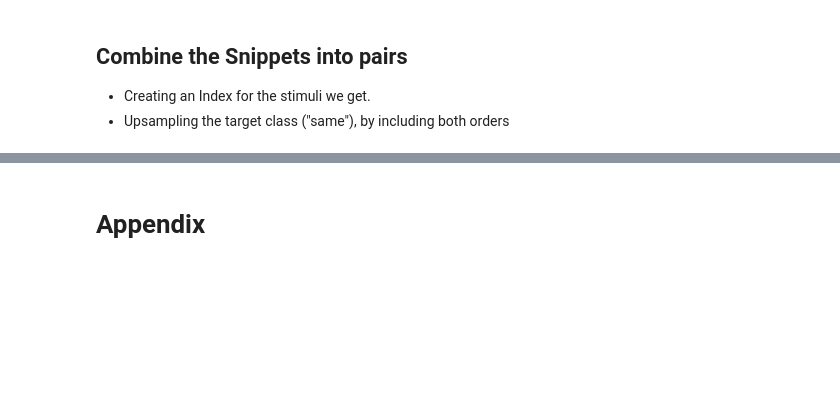
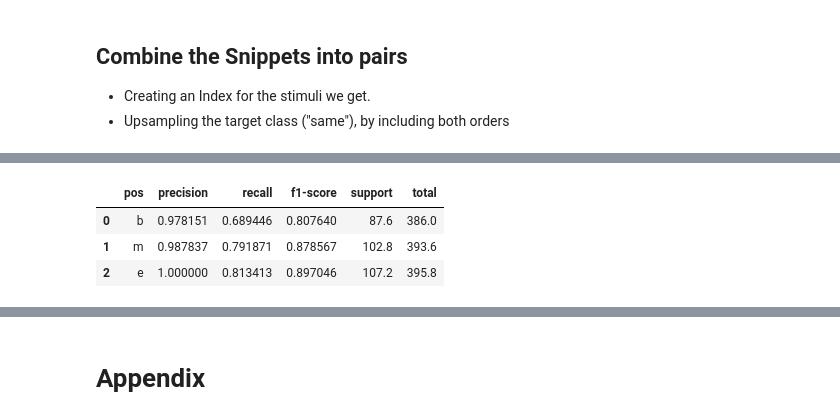
Before and after one commit to Boffl/MyTurn, a Jupyter notebook: data_inspection.ipynb, the cells around one changed output, grey strips where cells are left out. Saved outputs shown, nothing was run; the diff lists cells and outputs as text; code cells hidden in the pictures; blank space fills up the shorter version.

```diff
--- a/data_inspection.ipynb
+++ b/data_inspection.ipynb
@@ -75,0 +105,22 @@ Name: speaker1, dtype: int64
+# %%
+noise = False
+summary = {"pos":[]}
+pos_dfs = {}
+for pos in ["b", "m", "e"]:
+    df = pd.read_csv(f"results/onlyTarget_folds-5_{noise}_pos-{pos}.csv")
+    pos_dfs[pos] = df
+    summary["pos"].append(pos)
+    for column in df.columns:
+        if column in ["Unnamed: 0", 'fold']:
+            continue
+        if column in summary:
+            summary[column].append(df[column].mean())
+        else:
+            summary[column] = [df[column].mean()]
+summary_df = pd.DataFrame(summary)
+summary_df
+# %% [output]
+|  | pos | precision | recall | f1-score | support | total |
+| 0 | b | 0.978151 | 0.689446 | 0.807640 | 87.6 | 386.0 |
+| 1 | m | 0.987837 | 0.791871 | 0.878567 | 102.8 | 393.6 |
+| 2 | e | 1.000000 | 0.813413 | 0.897046 | 107.2 | 395.8 |
```
Also changed, not shown: parts of 8 cells of this notebook, 37 other files.
